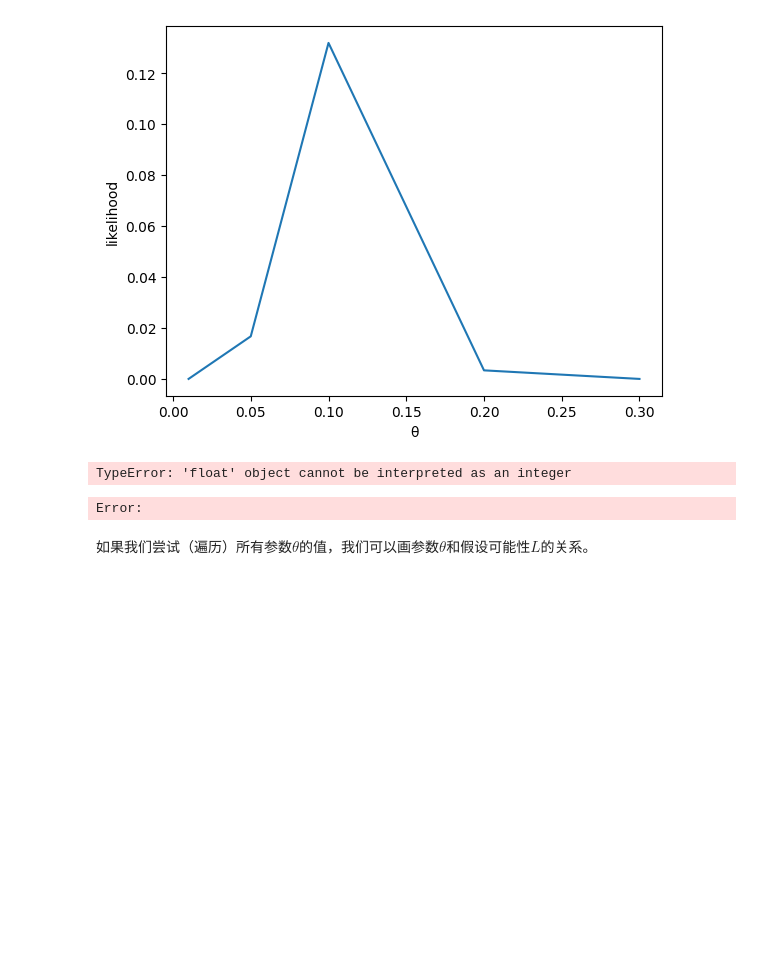
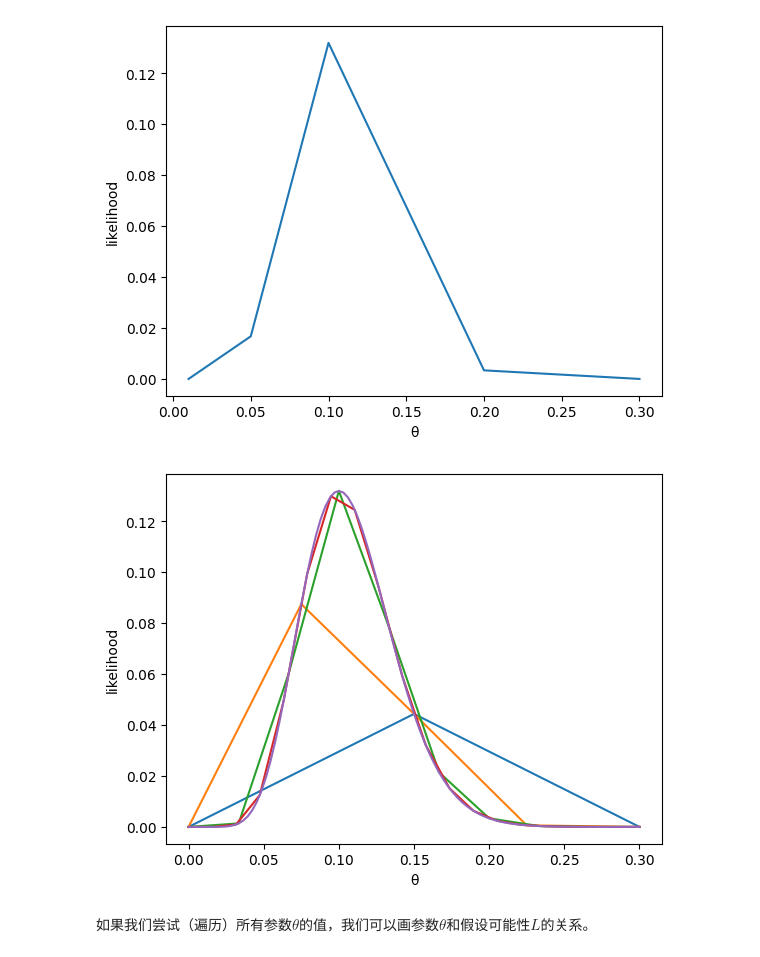
Before and after one commit to Utenna/PyBayesian, a Jupyter notebook: pan/Wanke_0403.ipynb, the cells around one changed output. Cells and saved outputs as stored; diff of their text form; code cells hidden in the pictures; blank space fills up the shorter version.

```diff
--- a/pan/Wanke_0403.ipynb
+++ b/pan/Wanke_0403.ipynb
@@ -84,22 +84,21 @@ plt.ylabel("likelihood")
 plt.show()
 # %%
 # 随着参数越来越多，我们可以发现一些规律
-k = [10,20,50,100,200,500,100]
-
+k = [3,5,10,20,100]
 
 fig, ax = plt.subplots()
 for i in k:
-  theta = np.linspace(0,1,i)
+  theta = np.linspace(0,0.3,i)
   beta = 10
   n = 100
   L = binom.pmf(beta,n,theta)
 
   ax.plot(theta,L)
-  plt.xlabel("θ")
-  plt.ylabel("likelihood")
+plt.xlabel("θ")
+plt.ylabel("likelihood")
+plt.show()
 # %% [output]
-TypeError: 'float' object cannot be interpreted as an integer
-Error:
+[figure, added]
 # %% [markdown]
 如果我们尝试（遍历）所有参数$\theta$的值，我们可以画参数$\theta$和假设可能性$L$的关系。
 # %%
```
Also changed, not shown: parts of 2 cells of this notebook.
